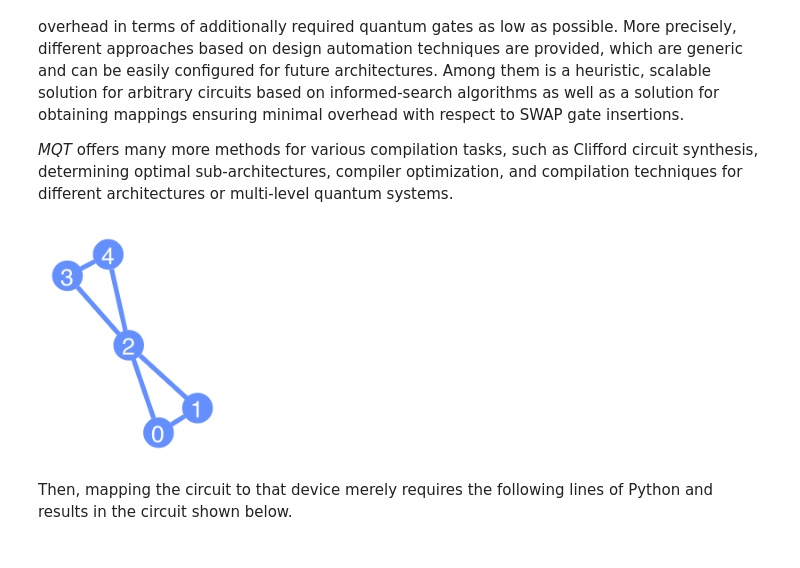
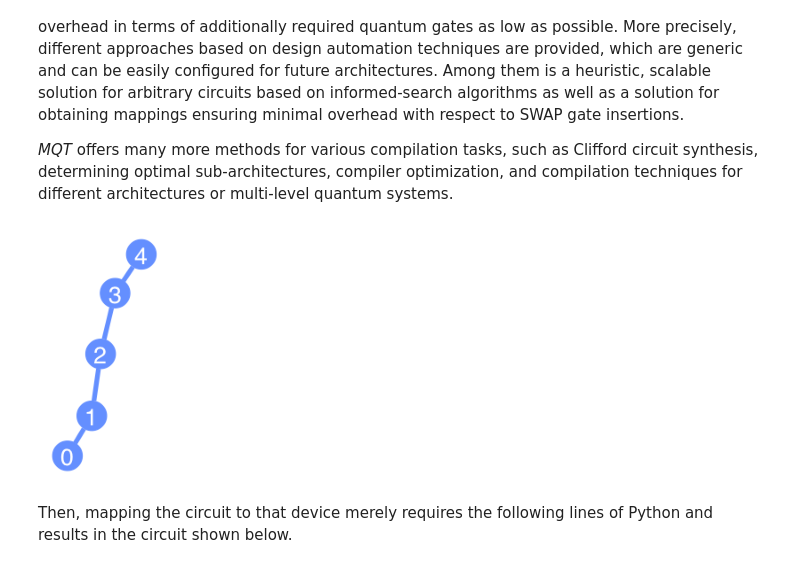
Before and after one commit to cda-tum/mqt, a Jupyter notebook: tutorial/02_compilation.ipynb, the cells around one changed output. Cells and saved outputs as stored; diff of their text form; code cells hidden in the pictures.

```diff
--- a/tutorial/02_compilation.ipynb
+++ b/tutorial/02_compilation.ipynb
@@ -33,17 +33,16 @@ Among them is a heuristic, scalable solution for arbitrary circuits based on inf
 
 _MQT_ offers many more methods for various compilation tasks, such as Clifford circuit synthesis, determining optimal sub-architectures, compiler optimization, and compilation techniques for different architectures or multi-level quantum systems.
 # %%
-from qiskit.providers.fake_provider import Fake5QV1
-from qiskit.pulse import num_qubits
 from qiskit.visualization import plot_gate_map
 from qiskit.providers.fake_provider import GenericBackendV2
+from qiskit.transpiler.coupling import CouplingMap
 
-coupling_map = [[0, 1], [1,0], [1, 2], [2, 1], [0, 2], [2, 0], [2, 4], [4, 2], [2, 3], [3, 2], [3, 4], [4, 3]]
+coupling_map = CouplingMap.from_line(5)
 backend = GenericBackendV2(num_qubits=5, coupling_map=coupling_map, basis_gates=["cx", "u"])
 
 plot_gate_map(backend)
 # %% [output]
-[figure, old version]
+[figure, new version]
 # %% [markdown]
 Then, mapping the circuit to that device merely requires the following lines of Python and results in the circuit shown below.
 # %%
```
Also changed, not shown: parts of 10 cells of this notebook.
